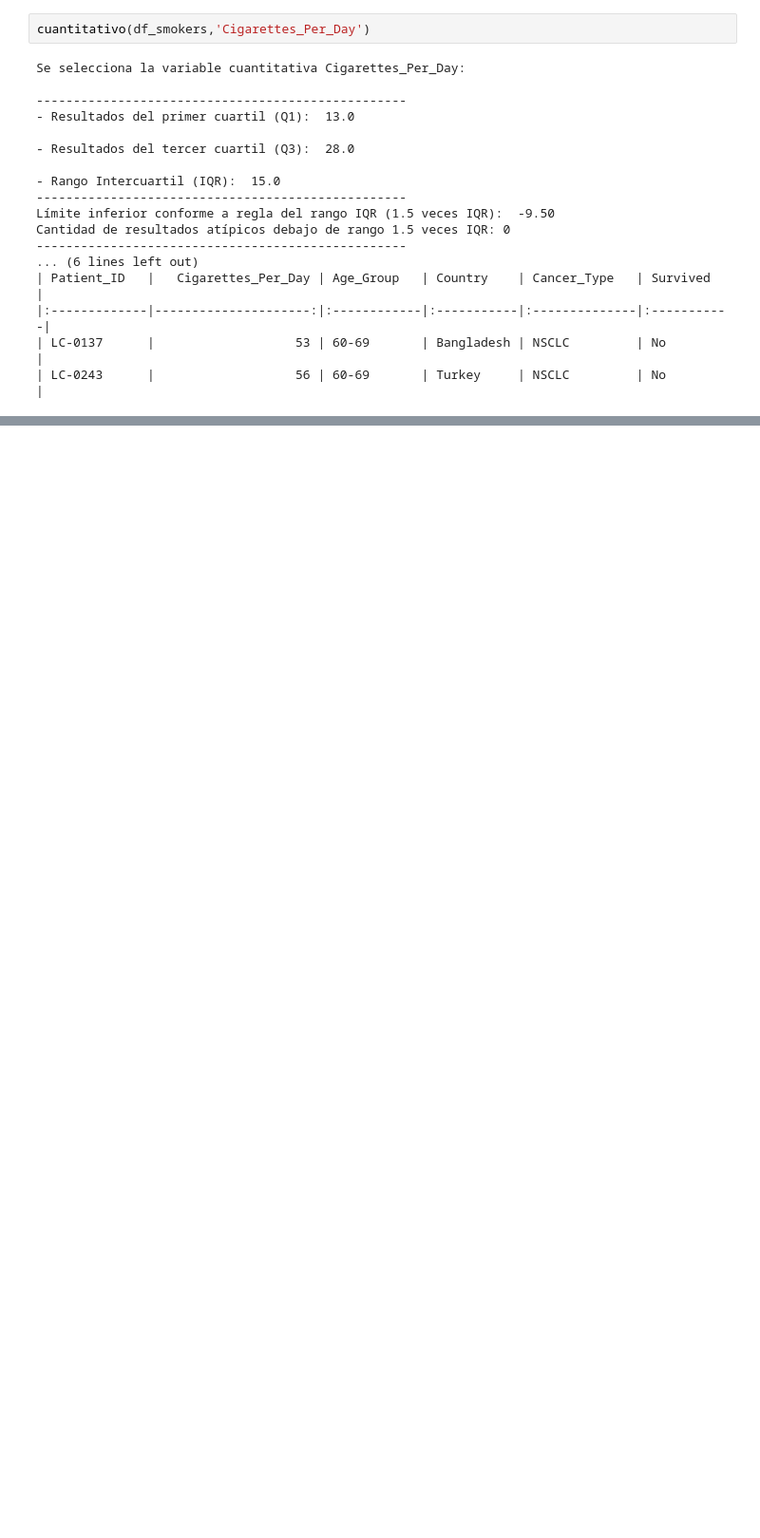
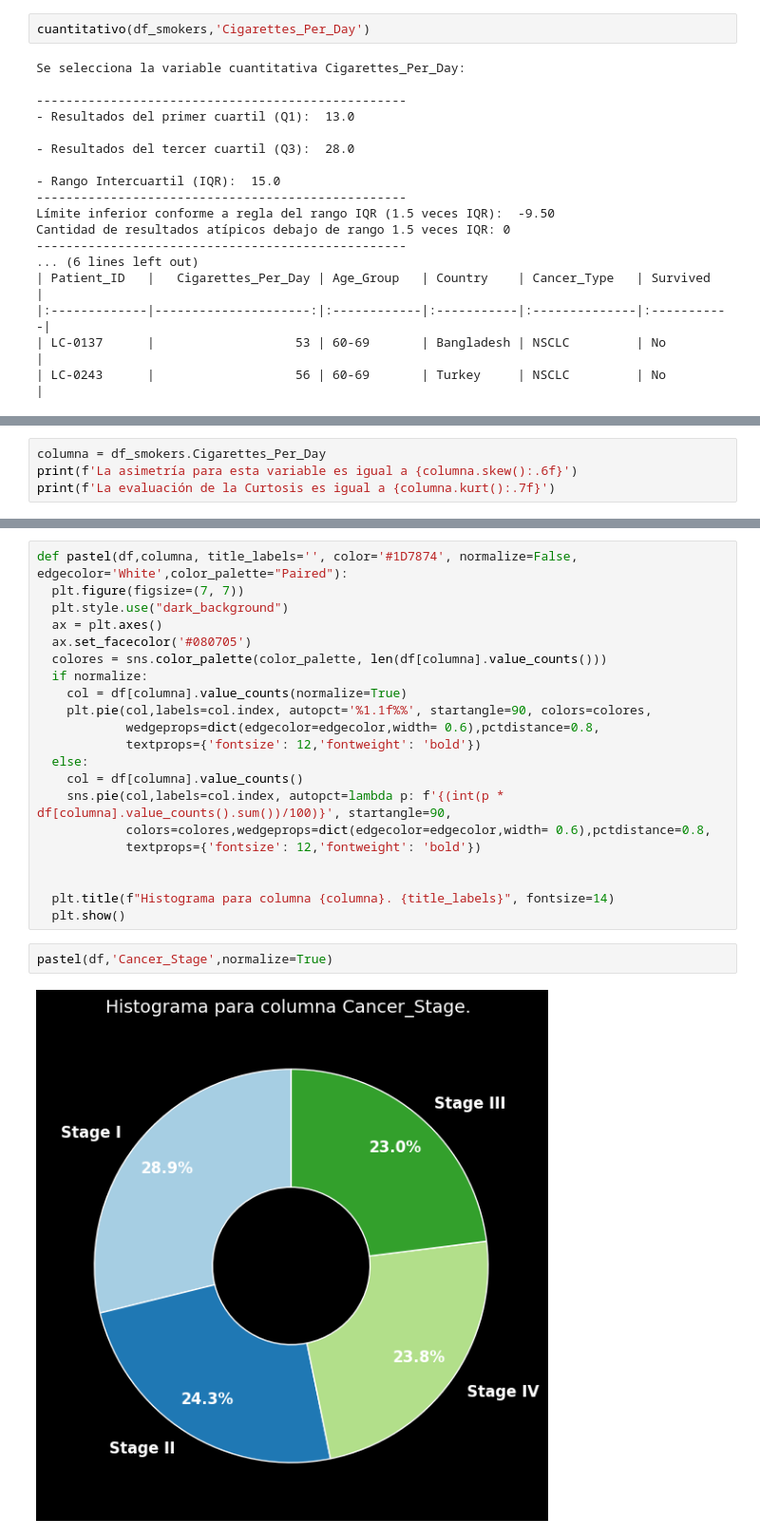
Before and after one commit to MiguelFigueroa02/MCPI_Student_Repo, a Jupyter notebook: courses/1-Semester/fundamentals of statistics/Projects/Notebooks/Estadística_Descriptiva_Visualización.ipynb, the cells around one changed output, grey strips where cells are left out. Shown at 95% size. Drawn from its saved outputs; the diff is of its cells as text; blank space fills up the shorter version.

Commit message:
nb(sem1-FE): Evaluation of qualitative variable Cancer_Stage

```diff
--- a/courses/1-Semester/fundamentals of statistics/Projects/Notebooks/Estadística_Descriptiva_Visualización.ipynb
+++ b/courses/1-Semester/fundamentals of statistics/Projects/Notebooks/Estadística_Descriptiva_Visualización.ipynb
@@ -459,0 +468,4 @@ Cantidad de resultados atípicos debajo de rango 1.5 veces IQR: 0
+# %%
+columna = df_smokers.Cigarettes_Per_Day
+print(f'La asimetría para esta variable es igual a {columna.skew():.6f}')
+print(f'La evaluación de la Curtosis es igual a {columna.kurt():.7f}')
@@ -459,0 +536,25 @@ Cantidad de resultados atípicos debajo de rango 1.5 veces IQR: 0
+# %%
+def pastel(df,columna, title_labels='', color='#1D7874', normalize=False, edgecolor='White',color_palette="Paired"):
+  plt.figure(figsize=(7, 7))
+  plt.style.use("dark_background")
+  ax = plt.axes()
+  ax.set_facecolor('#080705')
+  colores = sns.color_palette(color_palette, len(df[columna].value_counts()))
+  if normalize:
+    col = df[columna].value_counts(normalize=True)
+    plt.pie(col,labels=col.index, autopct='%1.1f%%', startangle=90, colors=colores,
+            wedgeprops=dict(edgecolor=edgecolor,width= 0.6),pctdistance=0.8,
+            textprops={'fontsize': 12,'fontweight': 'bold'})
+  else:
+    col = df[columna].value_counts()
+    sns.pie(col,labels=col.index, autopct=lambda p: f'{(int(p * df[columna].value_counts().sum())/100)}', startangle=90,
+            colors=colores,wedgeprops=dict(edgecolor=edgecolor,width= 0.6),pctdistance=0.8,
+            textprops={'fontsize': 12,'fontweight': 'bold'})
+
+
+  plt.title(f"Histograma para columna {columna}. {title_labels}", fontsize=14)
+  plt.show()
+# %%
+pastel(df,'Cancer_Stage',normalize=True)
+# %% [output]
+[figure, added]
```
Also changed, not shown: parts of 11 cells of this notebook.
